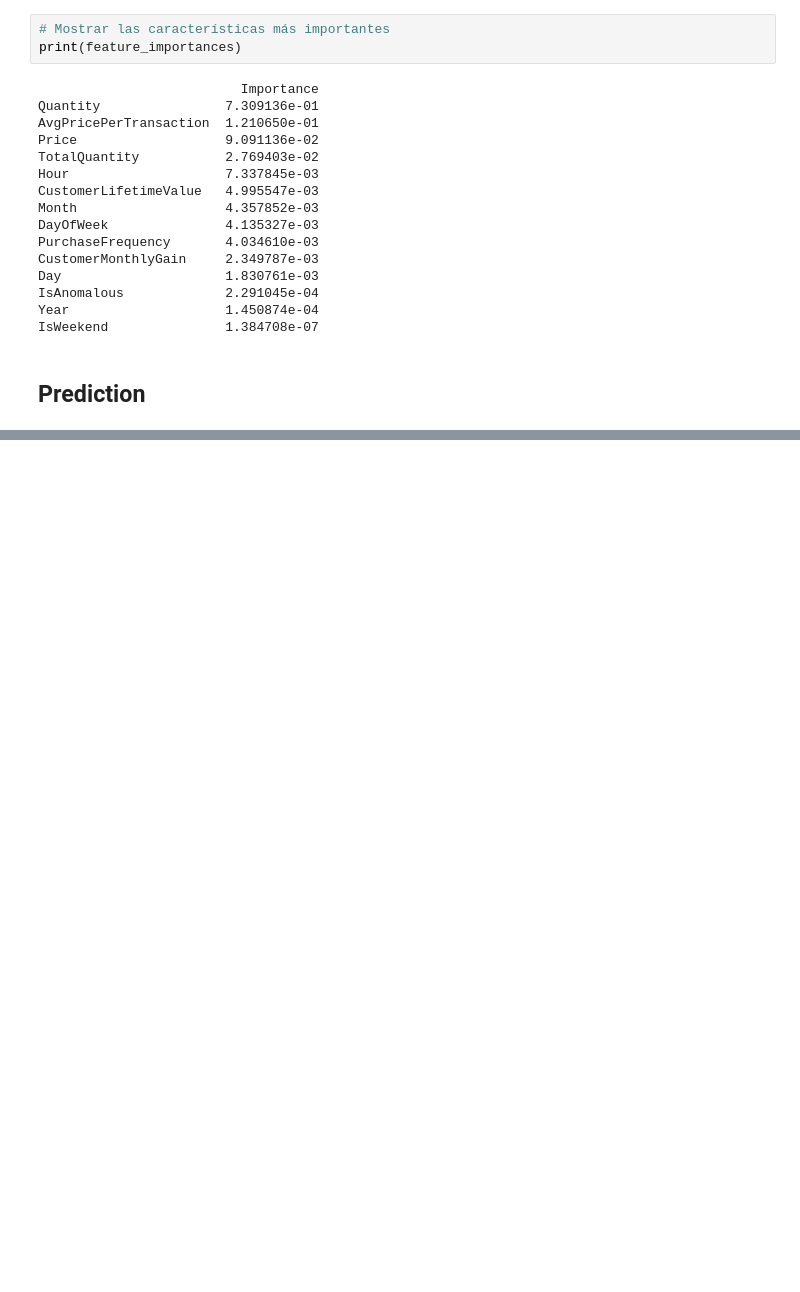
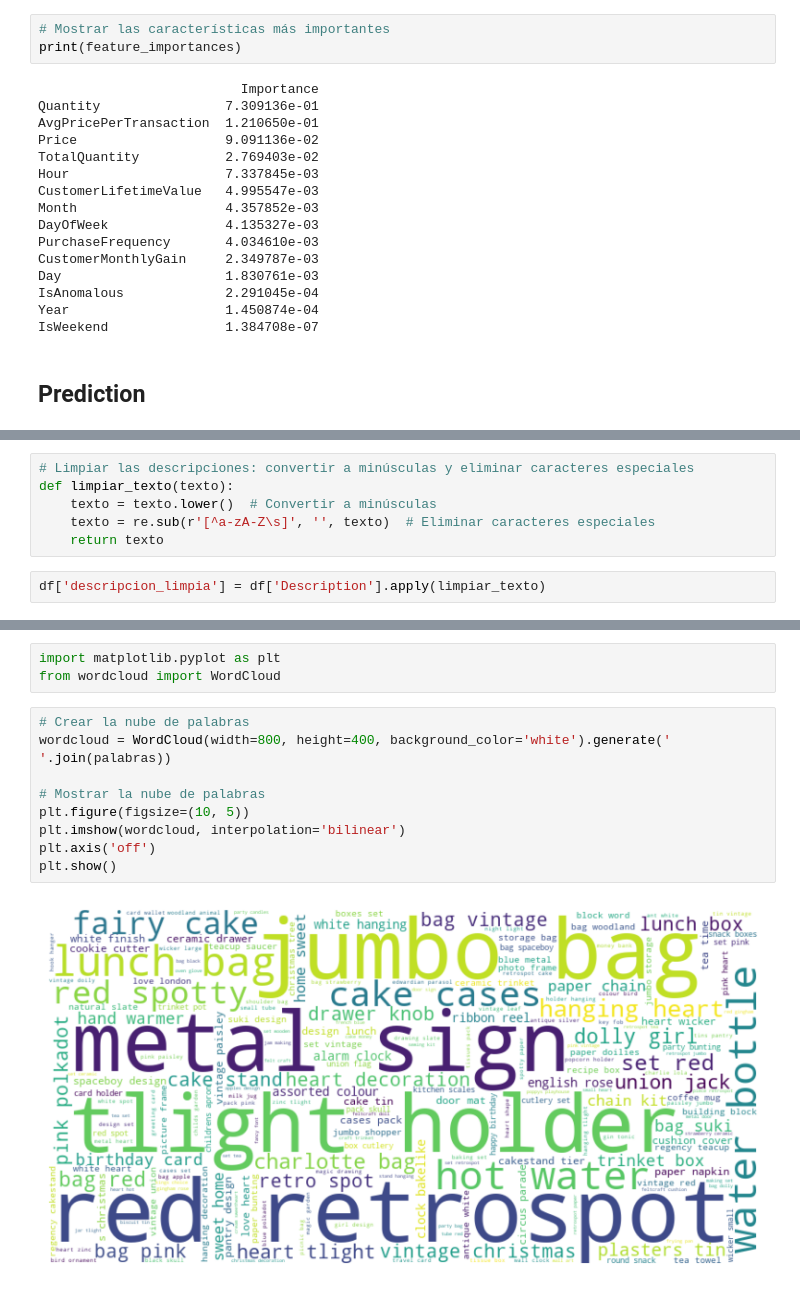
Before and after one commit to No-Country-simulation/s17-17-ft-data-bi, a Jupyter notebook: src/notebooks/eda.ipynb, the cells around one changed output, grey strips where cells are left out. Cells and saved outputs as stored; diff of their text form; blank space fills up the shorter version.

```diff
--- a/src/notebooks/eda.ipynb
+++ b/src/notebooks/eda.ipynb
@@ -976,0 +1033,8 @@ IsWeekend               1.384708e-07
+# %%
+# Limpiar las descripciones: convertir a minúsculas y eliminar caracteres especiales
+def limpiar_texto(texto):
+    texto = texto.lower()  # Convertir a minúsculas
+    texto = re.sub(r'[^a-zA-Z\s]', '', texto)  # Eliminar caracteres especiales
+    return texto
+# %%
+df['descripcion_limpia'] = df['Description'].apply(limpiar_texto)
@@ -976,0 +1057,14 @@ IsWeekend               1.384708e-07
+# %%
+import matplotlib.pyplot as plt
+from wordcloud import WordCloud
+# %%
+# Crear la nube de palabras
+wordcloud = WordCloud(width=800, height=400, background_color='white').generate(' '.join(palabras))
+
+# Mostrar la nube de palabras
+plt.figure(figsize=(10, 5))
+plt.imshow(wordcloud, interpolation='bilinear')
+plt.axis('off')
+plt.show()
+# %% [output]
+[figure, added]
```
Also changed, not shown: parts of 12 cells of this notebook.
